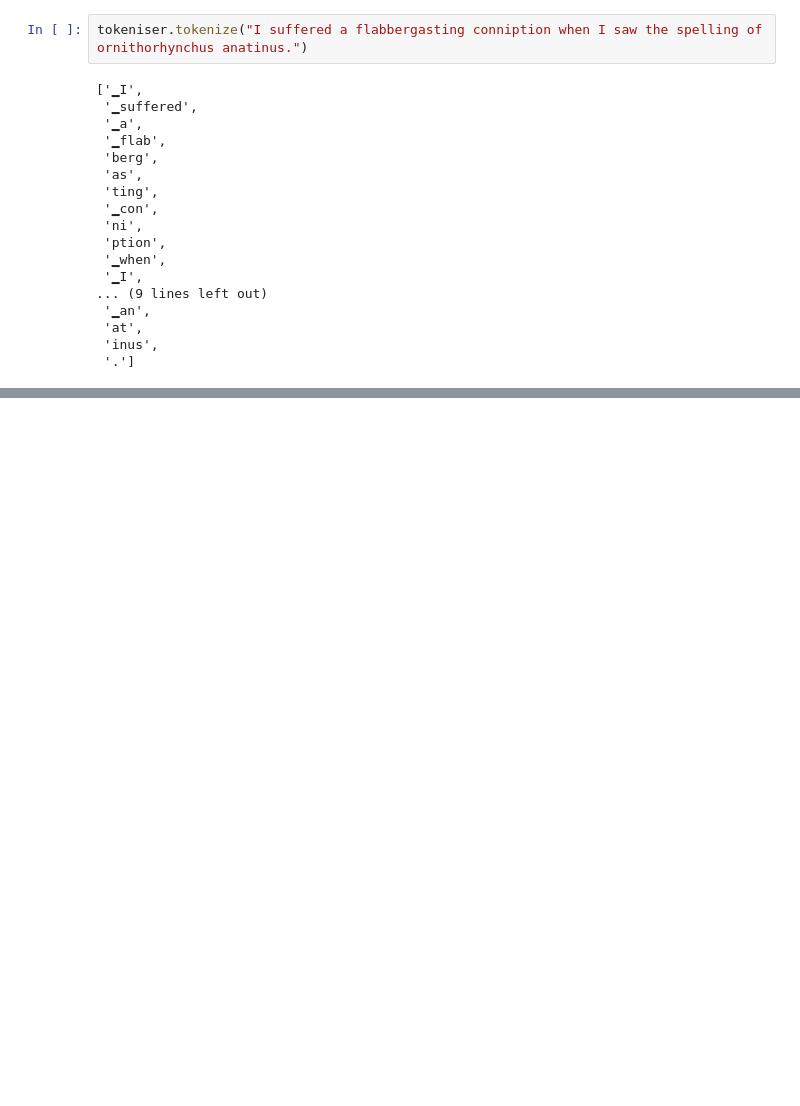
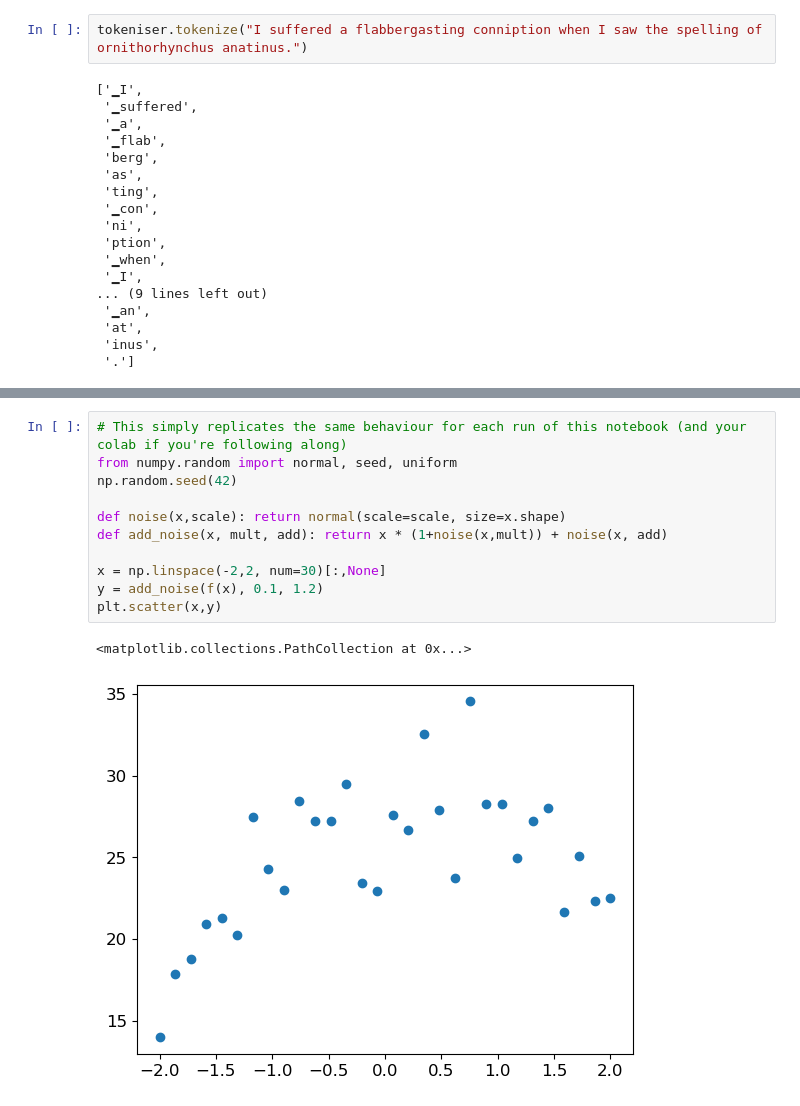
Before and after one commit to nglillywhite/blog, a Jupyter notebook: posts/2023-01-08-Fastai Chapter 4.ipynb, the cells around one changed output, grey strips where cells are left out. Drawn from its saved outputs; the diff is of its cells as text; blank space fills up the shorter version.

```diff
--- a/posts/2023-01-08-Fastai Chapter 4.ipynb
+++ b/posts/2023-01-08-Fastai Chapter 4.ipynb
@@ -149,0 +251,14 @@ tokeniser.tokenize("I suffered a flabbergasting conniption when I saw the spelli
+# %%
+# This simply replicates the same behaviour for each run of this notebook (and your colab if you're following along)
+from numpy.random import normal, seed, uniform
+np.random.seed(42)
+
+def noise(x,scale): return normal(scale=scale, size=x.shape)
+def add_noise(x, mult, add): return x * (1+noise(x,mult)) + noise(x, add)
+
+x = np.linspace(-2,2, num=30)[:,None]
+y = add_noise(f(x), 0.1, 1.2)
+plt.scatter(x,y)
+# %% [output]
+<matplotlib.collections.PathCollection at 0x...>
+[figure, added]
```
Also changed, not shown: parts of 31 cells of this notebook.
